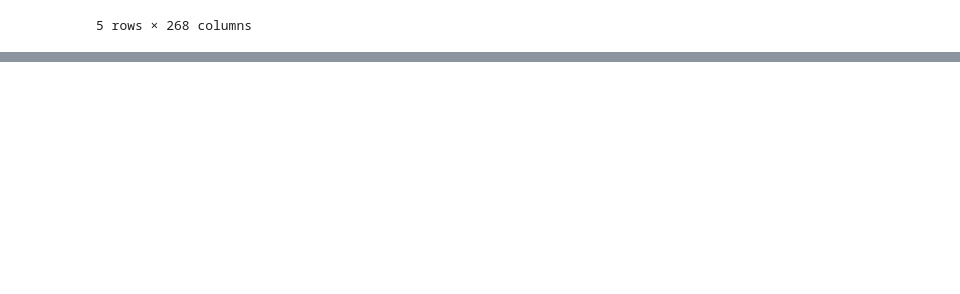
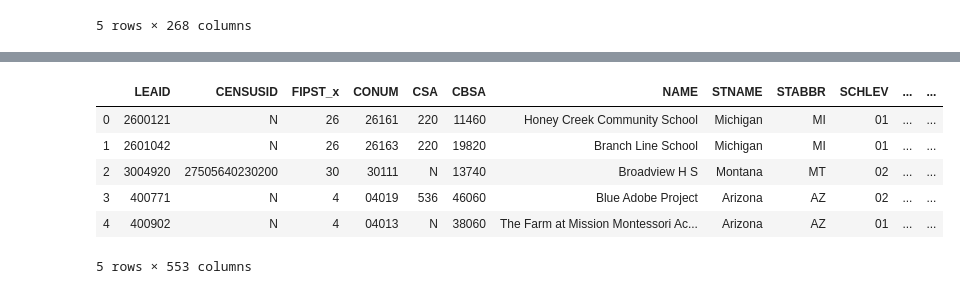
Before and after one commit to sarthakkothari/DS5500, a Jupyter notebook: HW4/HW4.ipynb, the cells around one changed output, grey strips where cells are left out. Drawn from its saved outputs; the diff is of its cells as text; code cells hidden in the pictures; blank space fills up the shorter version.

```diff
--- a/HW4/HW4.ipynb
+++ b/HW4/HW4.ipynb
@@ -29,3 +29,6 @@ language_df.head()
 | 3 | ALABAMA | 1 | 100008 | AL-169 | Madison City | 12APR18 | 5578 | 69 | ... |
 | 4 | ALABAMA | 1 | 100011 | AL-167 | Leeds City | 12APR18 | 997 | 33 | ... |
 5 rows × 230 columns
+# %%
+membership = pd.read_csv('../data2/ccd_lea_052_1516_w_1a_011717.csv')
+membership.head()
@@ -79,0 +90,11 @@ budget_cuts.head()
+# %%
+q2 = pd.merge(budget_cuts, membership, on='LEAID')
+q2.head()
+# %% [output]
+|  | LEAID | CENSUSID | FIPST_x | CONUM | CSA | CBSA | NAME | STNAME | STABBR | SCHLEV | ... | ... |
+| 0 | 2600121 | N | 26 | 26161 | 220 | 11460 | Honey Creek Community School | Michigan | MI | 01 | ... | ... |
+| 1 | 2601042 | N | 26 | 26163 | 220 | 19820 | Branch Line School | Michigan | MI | 01 | ... | ... |
+| 2 | 3004920 | 27505640230200 | 30 | 30111 | N | 13740 | Broadview H S | Montana | MT | 02 | ... | ... |
+| 3 | 400771 | N | 4 | 04019 | 536 | 46060 | Blue Adobe Project | Arizona | AZ | 02 | ... | ... |
+| 4 | 400902 | N | 4 | 04013 | N | 38060 | The Farm at Mission Montessori Ac... | Arizona | AZ | 01 | ... | ... |
+5 rows × 553 columns
```
Also changed, not shown: parts of 7 cells of this notebook.
